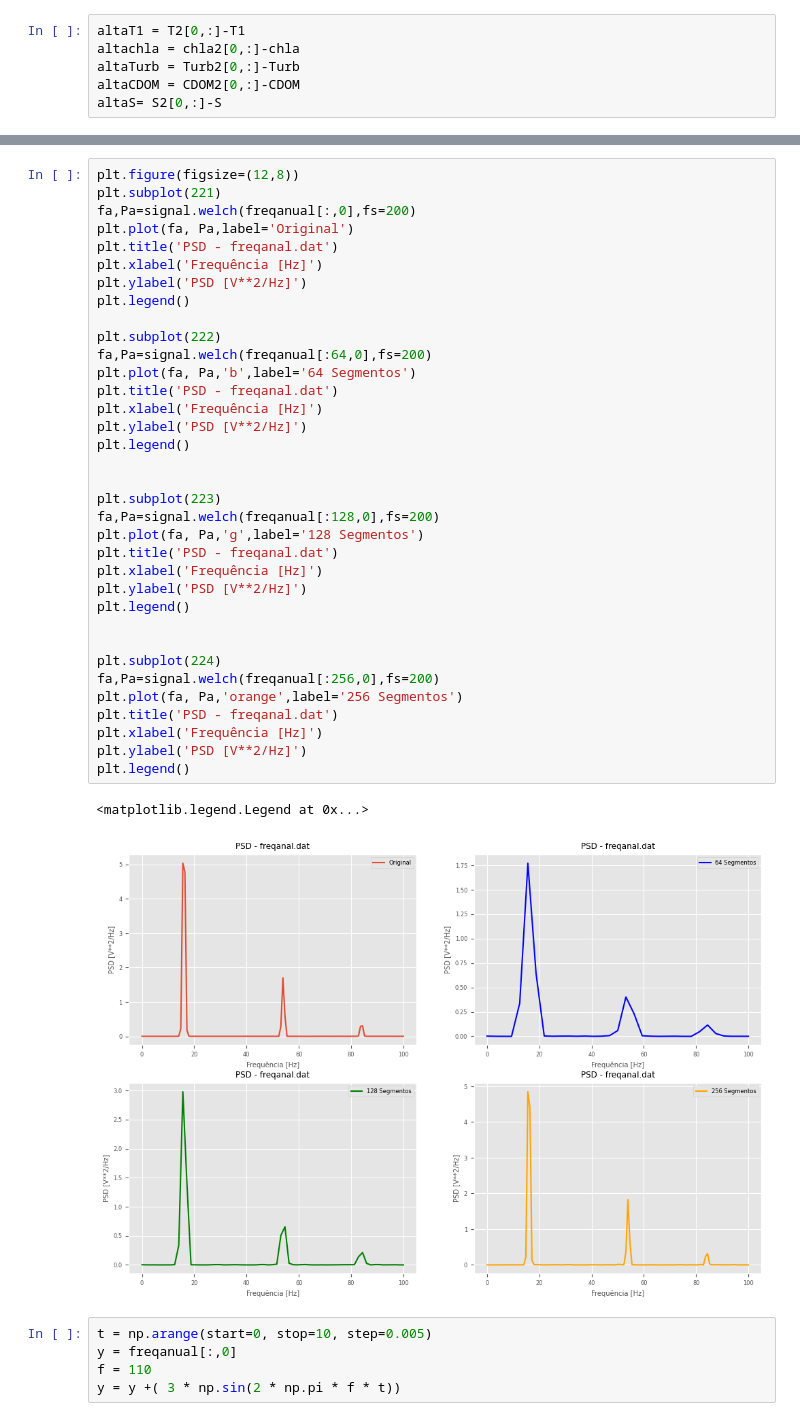
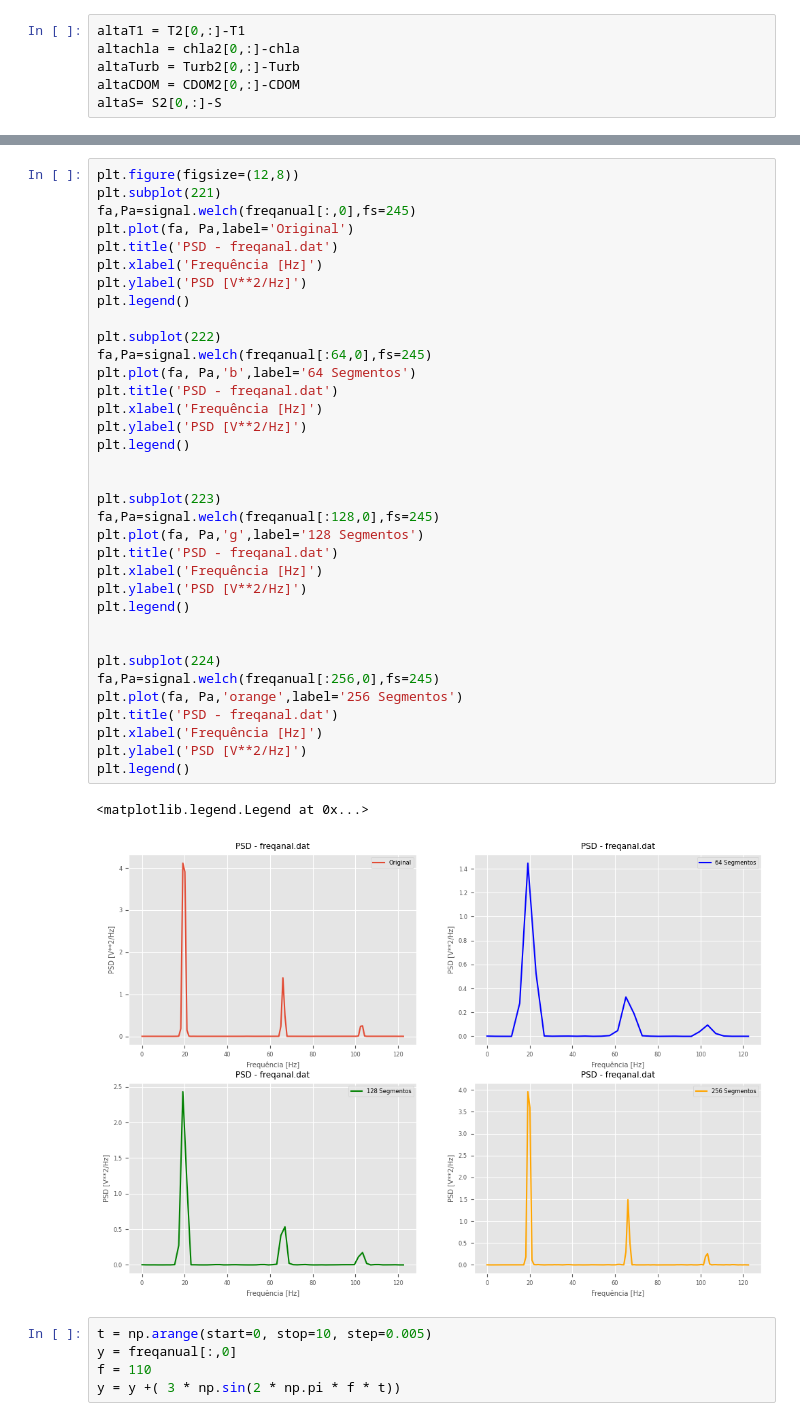
Before and after one commit to LSalimene/Analise-Series-temporais-em-oceano, a Jupyter notebook: lista5/lista5.ipynb, the cells around one changed output, grey strips where cells are left out. Saved outputs shown, nothing was run; the diff lists cells and outputs as text.

```diff
--- a/lista5/lista5.ipynb
+++ b/lista5/lista5.ipynb
@@ -155,41 +197,41 @@ Text(0, 0.5, 'PSD [V**2/Hz]')
 # %%
 plt.figure(figsize=(12,8))
 plt.subplot(221)
-fa,Pa=signal.welch(freqanual[:,0],fs=200)
+fa,Pa=signal.welch(freqanual[:,0],fs=245)
 plt.plot(fa, Pa,label='Original')
 plt.title('PSD - freqanal.dat')
 plt.xlabel('Frequência [Hz]')
 plt.ylabel('PSD [V**2/Hz]')
 plt.legend()
 
 plt.subplot(222)
-fa,Pa=signal.welch(freqanual[:64,0],fs=200)
+fa,Pa=signal.welch(freqanual[:64,0],fs=245)
 plt.plot(fa, Pa,'b',label='64 Segmentos')
 plt.title('PSD - freqanal.dat')
 plt.xlabel('Frequência [Hz]')
 plt.ylabel('PSD [V**2/Hz]')
 plt.legend()
 
 
 plt.subplot(223)
-fa,Pa=signal.welch(freqanual[:128,0],fs=200)
+fa,Pa=signal.welch(freqanual[:128,0],fs=245)
 plt.plot(fa, Pa,'g',label='128 Segmentos')
 plt.title('PSD - freqanal.dat')
 plt.xlabel('Frequência [Hz]')
 plt.ylabel('PSD [V**2/Hz]')
 plt.legend()
 
 
 plt.subplot(224)
-fa,Pa=signal.welch(freqanual[:256,0],fs=200)
+fa,Pa=signal.welch(freqanual[:256,0],fs=245)
 plt.plot(fa, Pa,'orange',label='256 Segmentos')
 plt.title('PSD - freqanal.dat')
 plt.xlabel('Frequência [Hz]')
 plt.ylabel('PSD [V**2/Hz]')
 plt.legend()
 # %% [output]
 <matplotlib.legend.Legend at 0x...>
-[figure, old version]
+[figure, new version]
 # %%
 t = np.arange(start=0, stop=10, step=0.005)
 y = freqanual[:,0]
```
Also changed, not shown: parts of 9 cells of this notebook.
